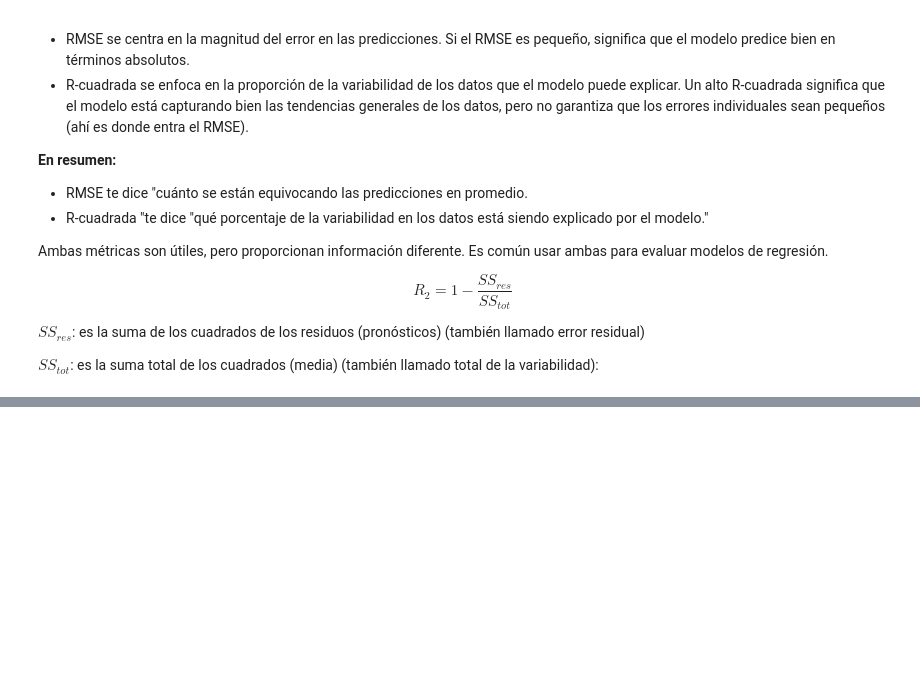
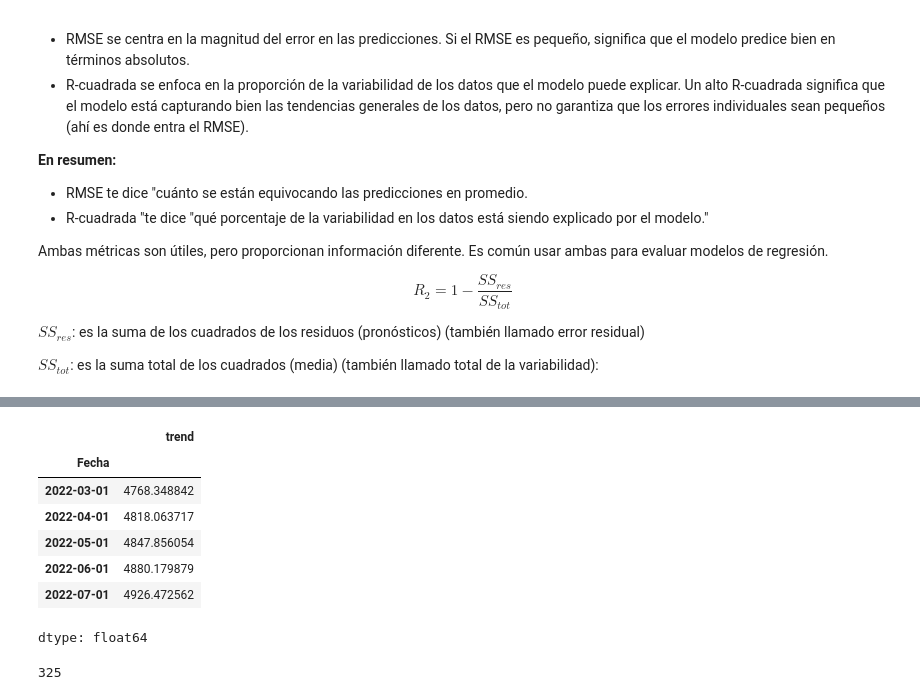
Before and after one commit to daniel-nuno/time_series_O2024_MAF3074N, a Jupyter notebook: evaluacion_pronosticos.ipynb, the cells around one changed output, grey strips where cells are left out. Saved outputs shown, nothing was run; the diff lists cells and outputs as text; code cells hidden in the pictures; blank space fills up the shorter version.

```diff
--- a/evaluacion_pronosticos.ipynb
+++ b/evaluacion_pronosticos.ipynb
@@ -183,0 +212,7 @@ $ SS_{tot} $: es la suma total de los cuadrados (media) (también llamado total
+# %%
+from statsmodels.tsa.seasonal import seasonal_decompose
+result = seasonal_decompose(train, model='additive')
+print(result.trend)
+print(result.seasonal)
+print(result.resid)
+print(result.observed)
@@ -183,0 +237,17 @@ $ SS_{tot} $: es la suma total de los cuadrados (media) (también llamado total
+# %%
+tendencia = result.trend
+# %%
+# prompt: remove nan observations from tendencia
+
+tendencia = tendencia.dropna()
+# %%
+tendencia.tail()
+# %% [output]
+|  | trend |
+| Fecha |  |
+| 2022-03-01 | 4768.348842 |
+| 2022-04-01 | 4818.063717 |
+| 2022-05-01 | 4847.856054 |
+| 2022-06-01 | 4880.179879 |
+| 2022-07-01 | 4926.472562 |
+dtype: float64
@@ -183,0 +256,9 @@ $ SS_{tot} $: es la suma total de los cuadrados (media) (también llamado total
+# %%
+model__stl_drift = RandomWalkWithDrift()
+model__stl_drift = model__stl_drift.fit(y=tendencia.values)
+y_hat_dict_trend = model__stl_drift.predict(h=horizon)
+
+y_hat_dict_trend['mean']
+len(model__stl_drift.predict_in_sample()["fitted"])
+# %% [output]
+325
```
Also changed, not shown: parts of 53 cells of this notebook.
